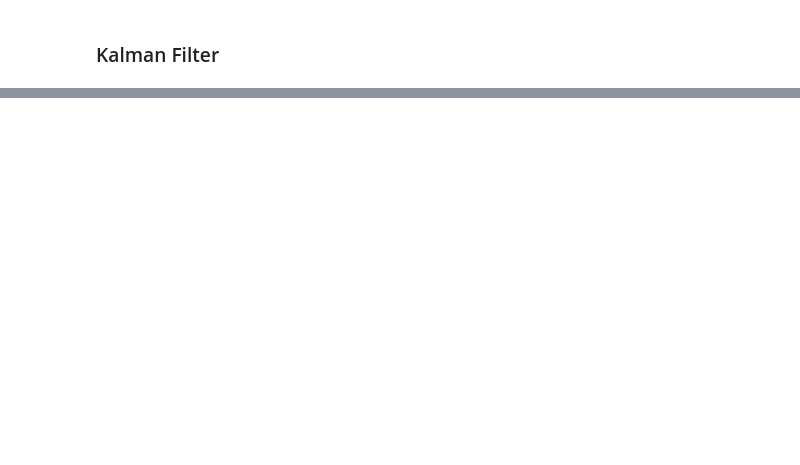
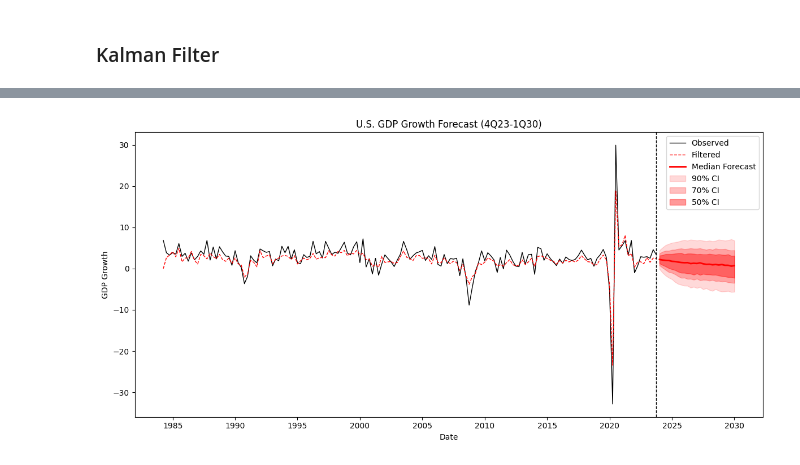
Before and after one commit to s-fiore/computational-mathematics, a Jupyter notebook: Economics/Solving Simple DSGE Model.ipynb, the cells around one changed output, grey strips where cells are left out. Cells and saved outputs as stored; diff of their text form; code cells hidden in the pictures; blank space fills up the shorter version.

```diff
--- a/Economics/Solving Simple DSGE Model.ipynb
+++ b/Economics/Solving Simple DSGE Model.ipynb
@@ -442,0 +456,47 @@ Text(0.5, 1.0, 'Kalman Filter on DSGE Model with Real Data')
+# %%
+s_last = filtered_states[:, -1]
+steps = 25
+s_forecast, y_forecast = kf.forecast(s_last, steps=steps, stochastic=False)
+last_date = df_macro.index[-1]
+forecast_index = pd.date_range(start=last_date, periods=steps + 1, freq="QS")[1:]
+
+y_paths = kf.forecast_fan(s_last, steps=steps, n_simulations=1000)
+
+# 50%, 70%, 90% confidence intervals
+percentiles = [5, 15, 25, 50, 75, 85, 95]
+y_pct = np.percentile(y_paths[0, :, :], percentiles, axis=1)
+
+p5, p15, p25, p50, p75, p85, p95 = y_pct
+
+plt.figure(figsize=(12, 6))
+
+
+plt.plot(df_macro.index, df_macro["GDP Growth"],
+         label="Observed", linewidth=1, color='black')
+plt.plot(df_macro.index, filtered_states[0, :],
+         label="Filtered", linestyle="dashed", color="red", linewidth=1)
+
+# Median forecast
+plt.plot(forecast_index, p50,
+         label="Median Forecast", color="red", linewidth=2)
+
+# Fan bands: 90%, 70%, 50%
+bands = [
+    (p5,  p95, 0.15, "90% CI"),
+    (p15, p85, 0.25, "70% CI"),
+    (p25, p75, 0.40, "50% CI"),
+]
+
+for lo, hi, alpha, label in bands:
+    plt.fill_between(forecast_index, lo, hi,
+                     alpha=alpha, color="red", label=label)
+
+plt.axvline(df_macro.index[-1], color="black", linestyle="--", linewidth=1)
+plt.legend()
+plt.title("U.S. GDP Growth Forecast (4Q23-1Q30)")
+plt.xlabel("Date")
+plt.ylabel("GDP Growth")
+plt.tight_layout()
+plt.show()
+# %% [output]
+[figure, added]
```
Also changed, not shown: parts of 16 cells of this notebook, 1 other file.
